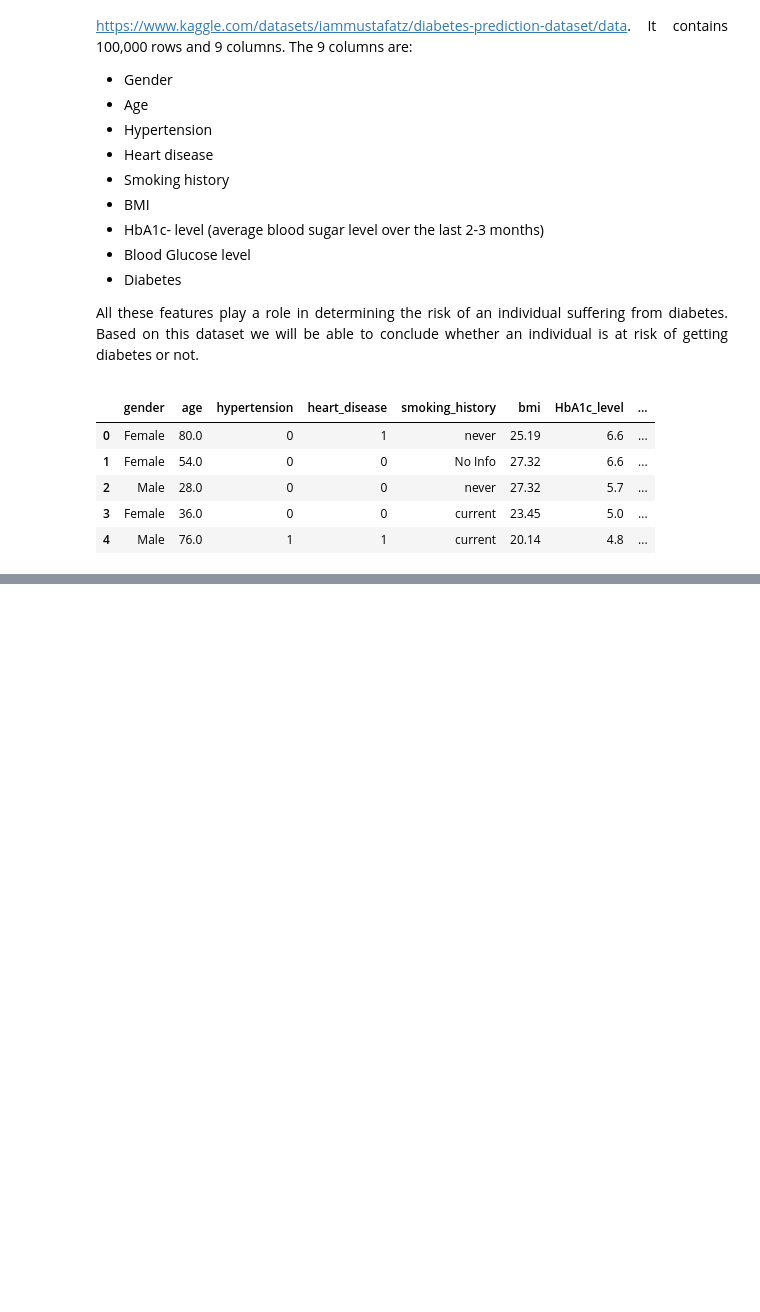
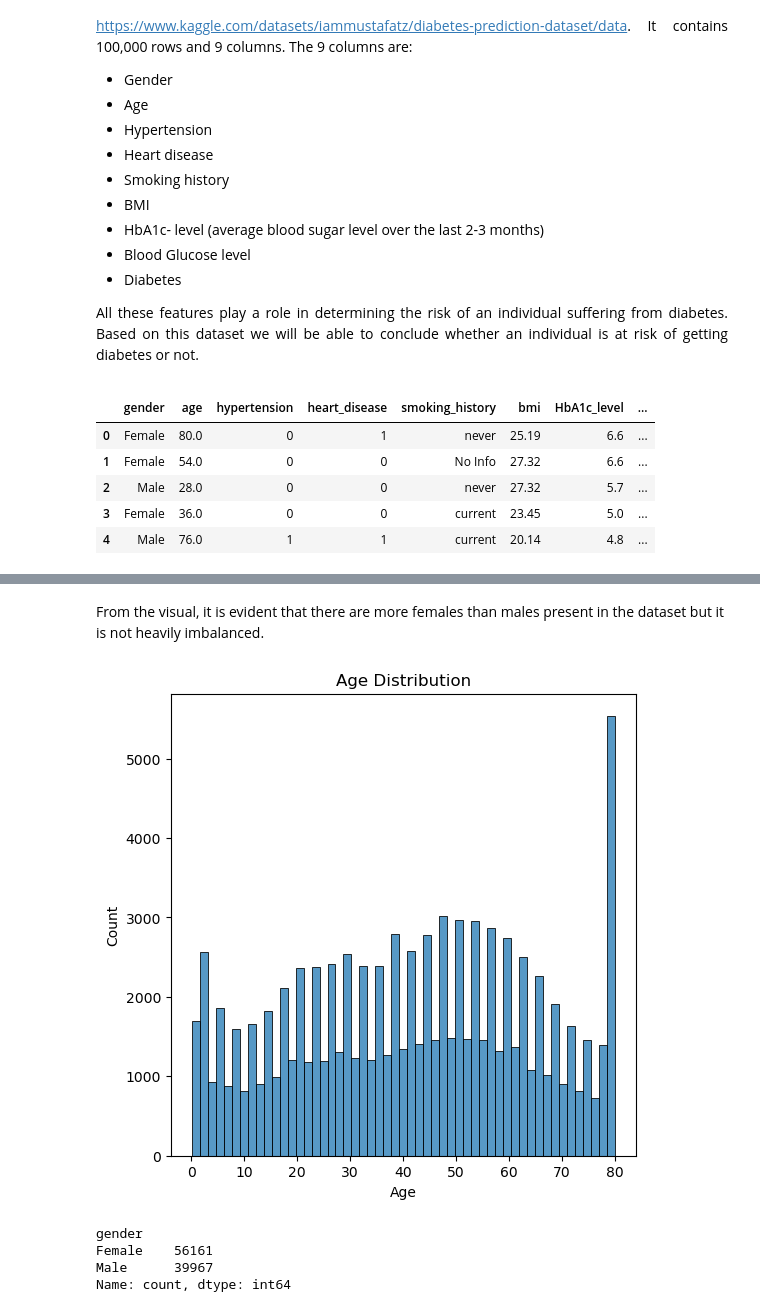
Before and after one commit to Jeffrey-sinos/diabetes-prediction-model, a Jupyter notebook: diabetes.ipynb, the cells around one changed output, grey strips where cells are left out. Saved outputs shown, nothing was run; the diff lists cells and outputs as text; code cells hidden in the pictures; blank space fills up the shorter version.

```diff
--- a/diabetes.ipynb
+++ b/diabetes.ipynb
@@ -45,0 +177,18 @@ diabetes_df.head()
+# %% [markdown]
+From the visual, it is evident that there are more females than males present in the dataset but it is not heavily imbalanced.
+# %%
+plt.figure(figsize=(6, 6))
+sns.histplot(diabetes_df['age'])
+plt.title('Age Distribution')
+plt.xlabel('Age')
+plt.ylabel('Count')
+plt.show()
+# %% [output]
+[figure, added]
+# %%
+diabetes_df['gender'].value_counts()
+# %% [output]
+gender
+Female    56161
+Male      39967
+Name: count, dtype: int64
```
Also changed, not shown: parts of 18 cells of this notebook.
